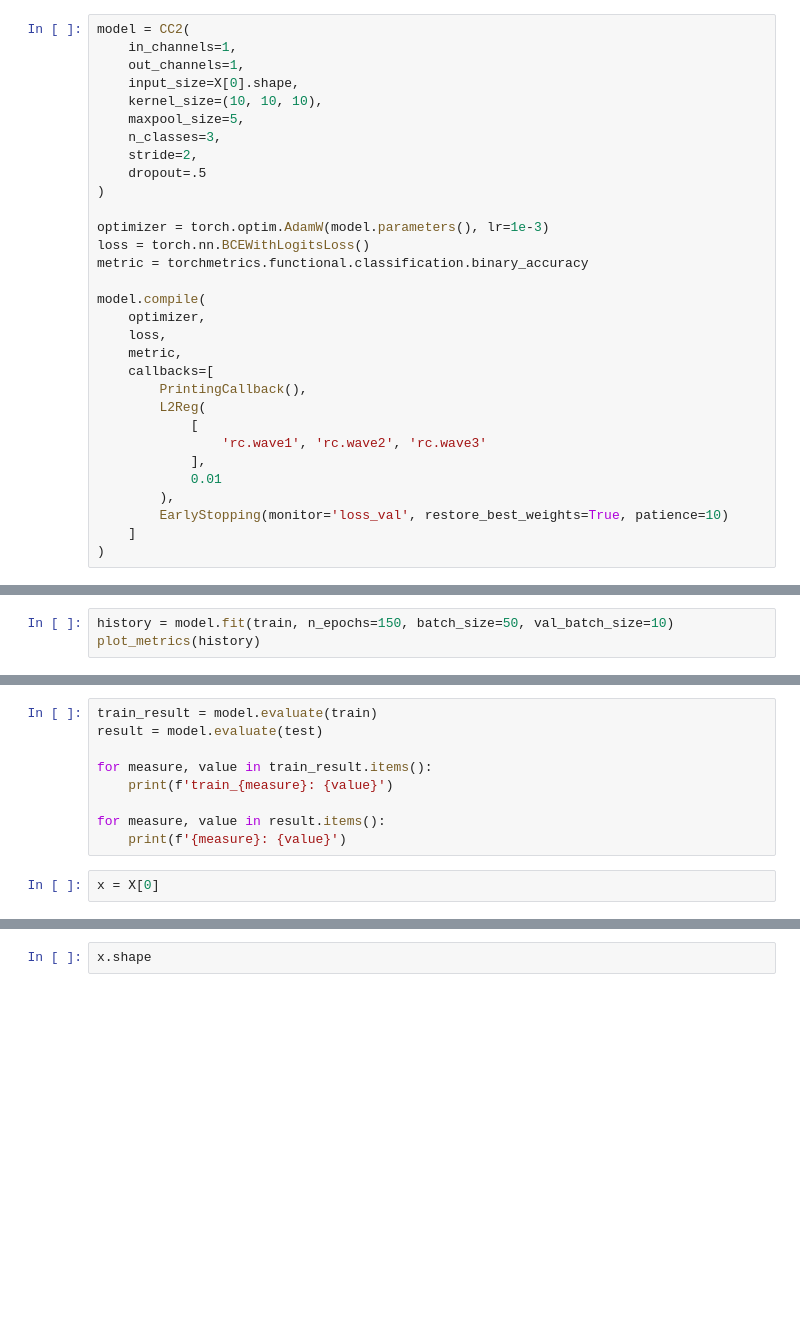
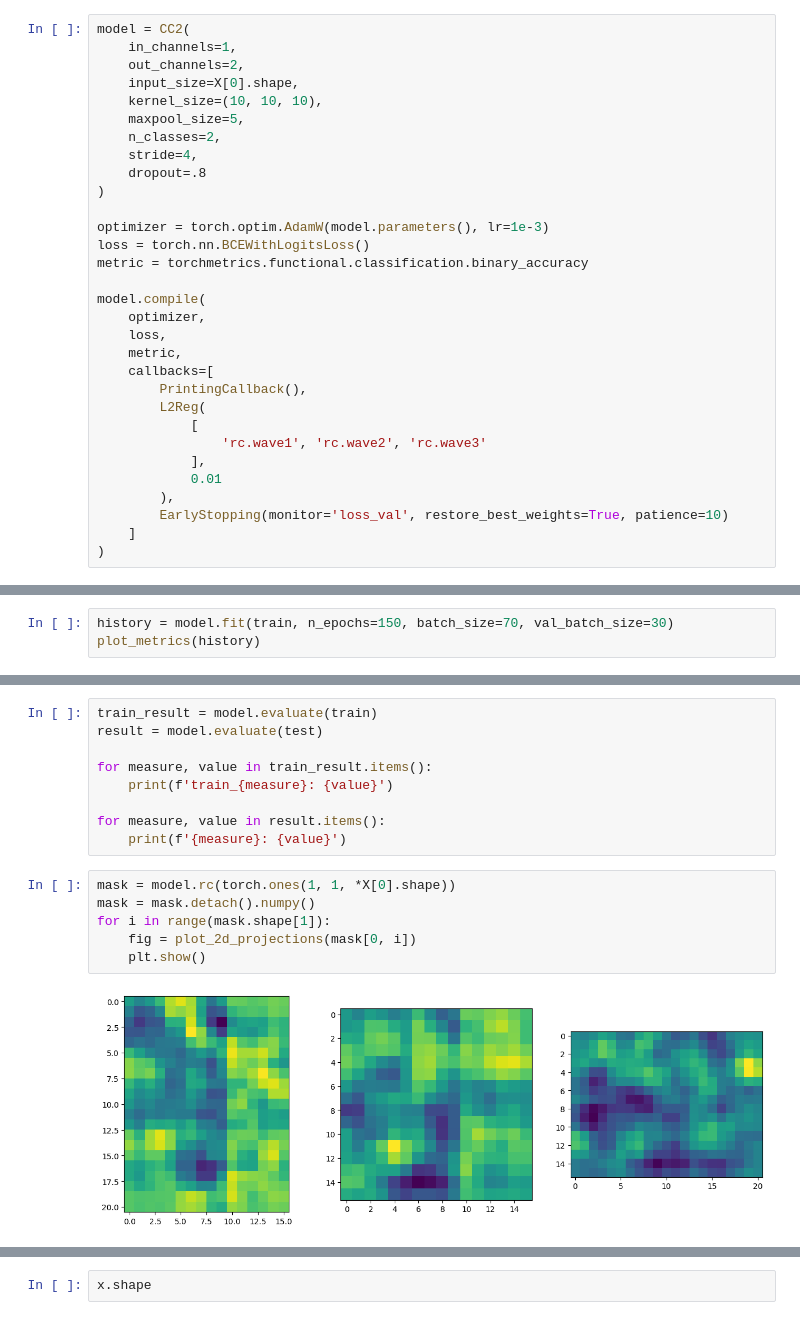
Before and after one commit to 1101AlexZab1011/deepmeg, a Jupyter notebook: dev/fmri_decoder.ipynb, the cells around one changed output, grey strips where cells are left out. Saved outputs shown, nothing was run; the diff lists cells and outputs as text; blank space fills up the shorter version.

```diff
--- a/dev/fmri_decoder.ipynb
+++ b/dev/fmri_decoder.ipynb
@@ -483,13 +510,13 @@ X, Y = next(iter(DataLoader(train)))
 # %%
 model = CC2(
     in_channels=1,
-    out_channels=1,
+    out_channels=2,
     input_size=X[0].shape,
     kernel_size=(10, 10, 10),
     maxpool_size=5,
-    n_classes=3,
-    stride=2,
-    dropout=.5
+    n_classes=2,
+    stride=4,
+    dropout=.8
 )
 
 optimizer = torch.optim.AdamW(model.parameters(), lr=1e-3)
@@ -515,6 +546,6 @@ model.compile(
 if hasattr(sys.stdout, 'file'):
     sys.stdout = sys.stdout.file
 # %%
-history = model.fit(train, n_epochs=150, batch_size=50, val_batch_size=10)
+history = model.fit(train, n_epochs=150, batch_size=70, val_batch_size=30)
 plot_metrics(history)
 # %% [output]
@@ -529,5 +563,11 @@ for measure, value in train_result.items():
 
 for measure, value in result.items():
     print(f'{measure}: {value}')
-# %%
-x = X[0]
+# %%
+mask = model.rc(torch.ones(1, 1, *X[0].shape))
+mask = mask.detach().numpy()
+for i in range(mask.shape[1]):
+    fig = plot_2d_projections(mask[0, i])
+    plt.show()
+# %% [output]
+[figure, added]
```
Also changed, not shown: parts of 20 cells of this notebook.
